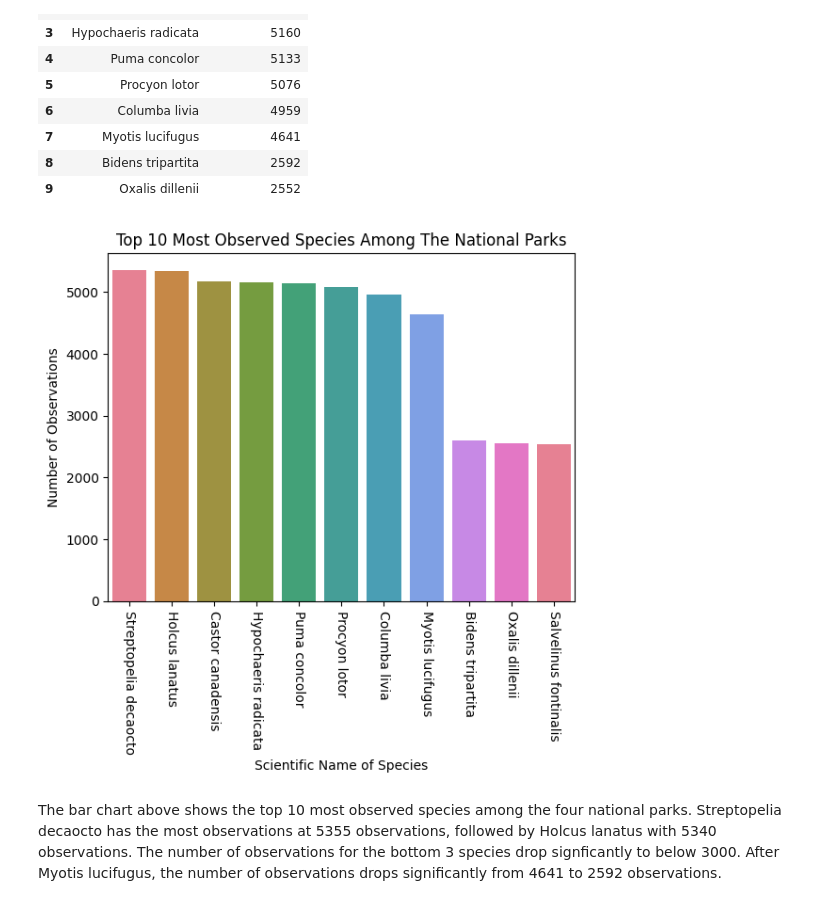
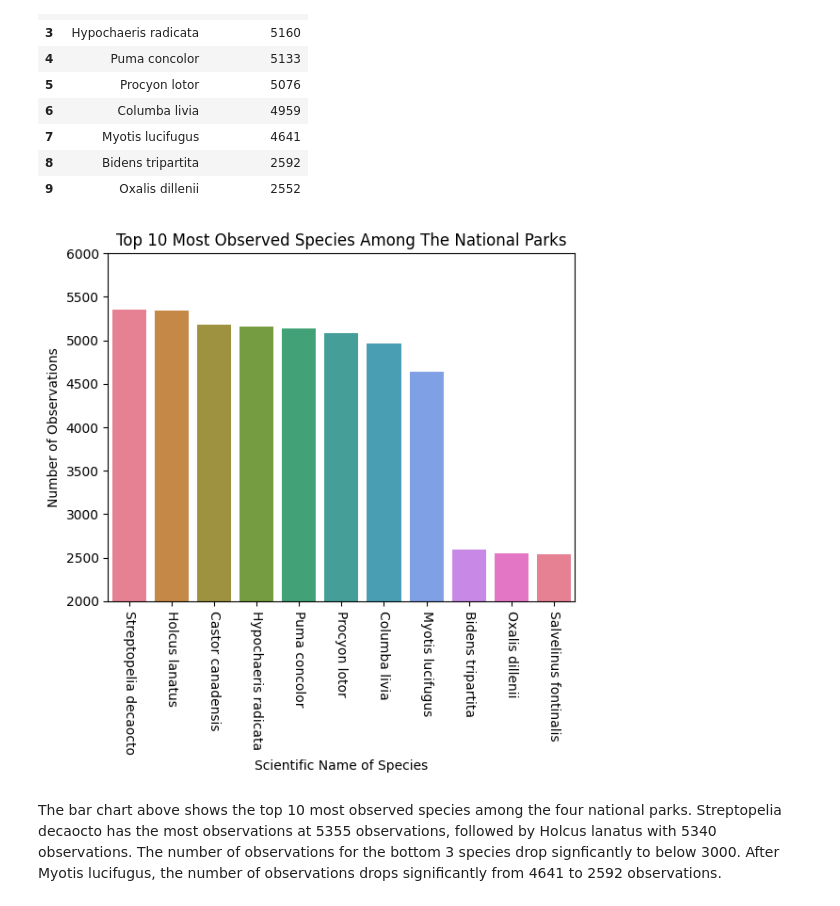
Before and after one commit to LouisThong15/Data-Analysis-Projects, a Jupyter notebook: Biodiversity in National Parks/Data Analysis of Biodiversity in Different National Parks.ipynb, the cells around one changed output. Cells and saved outputs as stored; diff of their text form; code cells hidden in the pictures.

```diff
--- a/Biodiversity in National Parks/Data Analysis of Biodiversity in Different National Parks.ipynb
+++ b/Biodiversity in National Parks/Data Analysis of Biodiversity in Different National Parks.ipynb
@@ -309,14 +348,15 @@ most_observed.head(10)
 # %%
 # Plotting bar charts of top 10 most observed species
 color_palette = sns.dark_palette("#69d", reverse=True, as_cmap=True)
 sns.barplot(data = most_observed[0:11], x = 'scientific_name', y = 'observations', palette = sns.color_palette("husl", 10))
 plt.xticks(rotation = -90)
 plt.xlabel('Scientific Name of Species')
 plt.ylabel('Number of Observations')
 plt.title('Top 10 Most Observed Species Among The National Parks')
+plt.ylim(2000,6000)
 plt.show()
 # %% [output]
-[figure, old version]
+[figure, new version]
 # %% [markdown]
 The bar chart above shows the top 10 most observed species among the four national parks. Streptopelia decaocto has the most observations at 5355 observations, followed by Holcus lanatus with 5340 observations. The number of observations for the bottom 3 species drop signficantly to below 3000. After Myotis lucifugus, the number of observations drops significantly from 4641 to 2592 observations.
 # %%
```
Also changed, not shown: parts of 21 cells of this notebook.
